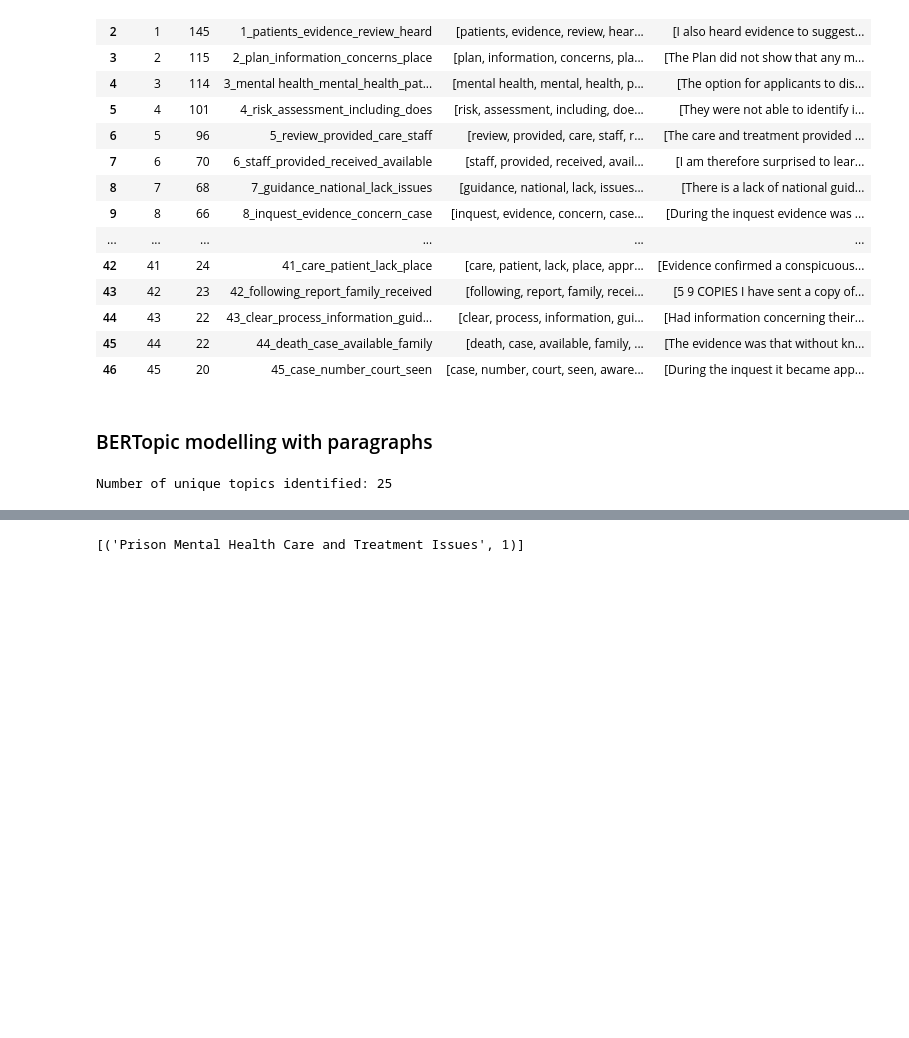
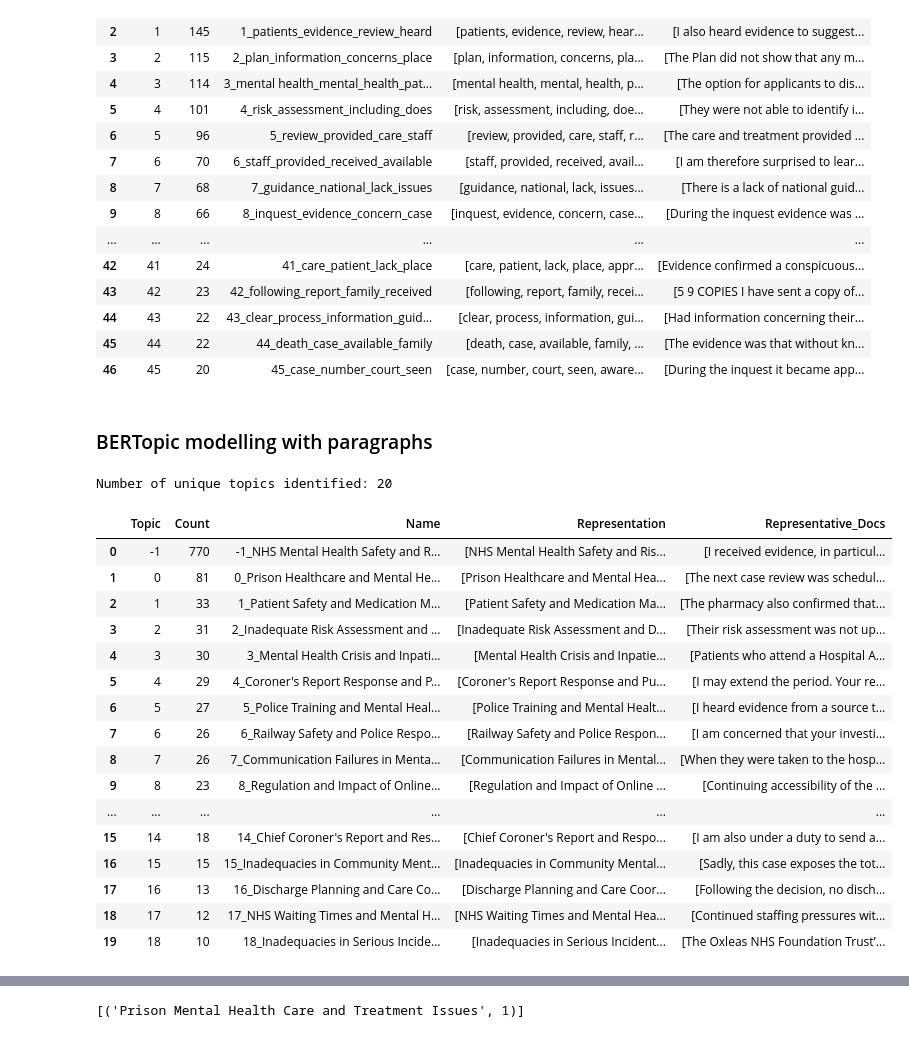
Before and after one commit to Samuel-Osian-Andrews/PFD_NLP, a Jupyter notebook: Scripts/3_BERTopic.ipynb, the cells around one changed output, grey strips where cells are left out. Drawn from its saved outputs; the diff is of its cells as text; code cells hidden in the pictures; blank space fills up the shorter version.

Commit message:
Implement custom embeddings

```diff
--- a/Scripts/3_BERTopic.ipynb
+++ b/Scripts/3_BERTopic.ipynb
@@ -678,42 +661,97 @@ from umap import UMAP
 from hdbscan import HDBSCAN
 from sklearn.feature_extraction.text import CountVectorizer
 from bertopic import BERTopic
+from openai import OpenAI
+import tiktoken
+from bertopic.representation import OpenAI
+import os
+from dotenv import load_dotenv
+
+# Activate OpenAI API Key
+#load_dotenv('api.env')
+#openai_api_key = os.getenv('OPENAI_API_KEY')
+#client = OpenAI(api_key=openai_api_key)
+
+# Set up embeddings
+#from sentence_transformers import SentenceTransformer
+#sentence_model = SentenceTransformer("all-MiniLM-L6-v2")
+
+#from transformers.pipelines import pipeline
+
+#embedding_model = pipeline("feature-extraction", model="nomic-ai/nomic-embed-text-v1.5", trust_remote_code=True)
+
+from sentence_transformers import SentenceTransformer
+
+embedding_model = SentenceTransformer("BAAI/bge-base-en-v1.5")
 
 # Create a UMAP model
 umap_model_para = UMAP(n_neighbors=10,
                   n_components=5,
                   min_dist=0.2,
                   random_state=230624)
 
 hdbscan_model_para = HDBSCAN(
-    min_cluster_size=10, # set to the number of clusters
-    #metric='cosine', # can choose euclidean, manhattan, cosine, etc.
-    cluster_selection_method='leaf', # can choose eom or leaf
+    min_cluster_size=10,
+    cluster_selection_method='leaf',
     prediction_data=True)
 
 vectorizer_model_para = CountVectorizer(
     min_df=10,
     ngram_range=(1,3),
     stop_words="english")
 
+# Tokenizer
+tokenizer= tiktoken.encoding_for_model("gpt-4o-mini")
 
-topic_model_para = BERTopic(#embedding_model=embedding_model, # ...custom embeddings
-                       umap_model=umap_model_para, # ...dimensionality reduction
-                       hdbscan_model=hdbscan_model_para, # ...clustering
-                       vectorizer_model=vectorizer_model_para, # ...vectoriser
-                       calculate_probabilities=True, # ...calculate probabilities
-                       representation_model=representation_model
+# Create representation model for topic labelling
+representation_model = OpenAI(
+    client,
+    model="gpt-4o-mini",
+    delay_in_seconds=1,
+    chat=True,
+    nr_docs=4,
+    doc_length=1000,
+    tokenizer=tokenizer
+)
+
+topic_model_para = BERTopic(embedding_model=embedding_model, # ...custom embeddings
+                       umap_model=umap_model_para,
+                       hdbscan_model=hdbscan_model_para,
+                       vectorizer_model=vectorizer_model_para,
+                       calculate_probabilities=True,
+                       representation_model=representation_model,
+                       nr_topics='auto'
                        )
 
 # Fit the model to data
 topics, probabilities = topic_model_para.fit_transform(processed_paragraphs)
 
 # Find unique topics
 unique_topics = set(topics)
 num_unique_topics = len(unique_topics)
 
 print(f"Number of unique topics identified: {num_unique_topics}")
 print("")
+
+# Get topic information
+topic_model_para.get_topic_info()
 # %% [output]
-Number of unique topics identified: 25
+Number of unique topics identified: 20
+|  | Topic | Count | Name | Representation | Representative_Docs |
+| 0 | -1 | 770 | -1_NHS Mental Health Safety and R... | [NHS Mental Health Safety and Ris... | [I received evidence, in particul... |
+| 1 | 0 | 81 | 0_Prison Healthcare and Mental He... | [Prison Healthcare and Mental Hea... | [The next case review was schedul... |
+| 2 | 1 | 33 | 1_Patient Safety and Medication M... | [Patient Safety and Medication Ma... | [The pharmacy also confirmed that... |
+| 3 | 2 | 31 | 2_Inadequate Risk Assessment and ... | [Inadequate Risk Assessment and D... | [Their risk assessment was not up... |
+| 4 | 3 | 30 | 3_Mental Health Crisis and Inpati... | [Mental Health Crisis and Inpatie... | [Patients who attend a Hospital A... |
+| 5 | 4 | 29 | 4_Coroner's Report Response and P... | [Coroner's Report Response and Pu... | [I may extend the period. Your re... |
+| 6 | 5 | 27 | 5_Police Training and Mental Heal... | [Police Training and Mental Healt... | [I heard evidence from a source t... |
+| 7 | 6 | 26 | 6_Railway Safety and Police Respo... | [Railway Safety and Police Respon... | [I am concerned that your investi... |
+| 8 | 7 | 26 | 7_Communication Failures in Menta... | [Communication Failures in Mental... | [When they were taken to the hosp... |
+| 9 | 8 | 23 | 8_Regulation and Impact of Online... | [Regulation and Impact of Online ... | [Continuing accessibility of the ... |
+| ... | ... | ... | ... | ... | ... |
+| 15 | 14 | 18 | 14_Chief Coroner's Report and Res... | [Chief Coroner's Report and Respo... | [I am also under a duty to send a... |
+| 16 | 15 | 15 | 15_Inadequacies in Community Ment... | [Inadequacies in Community Mental... | [Sadly, this case exposes the tot... |
+| 17 | 16 | 13 | 16_Discharge Planning and Care Co... | [Discharge Planning and Care Coor... | [Following the decision, no disch... |
+| 18 | 17 | 12 | 17_NHS Waiting Times and Mental H... | [NHS Waiting Times and Mental Hea... | [Continued staffing pressures wit... |
+| 19 | 18 | 10 | 18_Inadequacies in Serious Incide... | [Inadequacies in Serious Incident... | [The Oxleas NHS Foundation Trust’... |
 # %%
```
Also changed, not shown: parts of 6 cells of this notebook, 1 other file.
